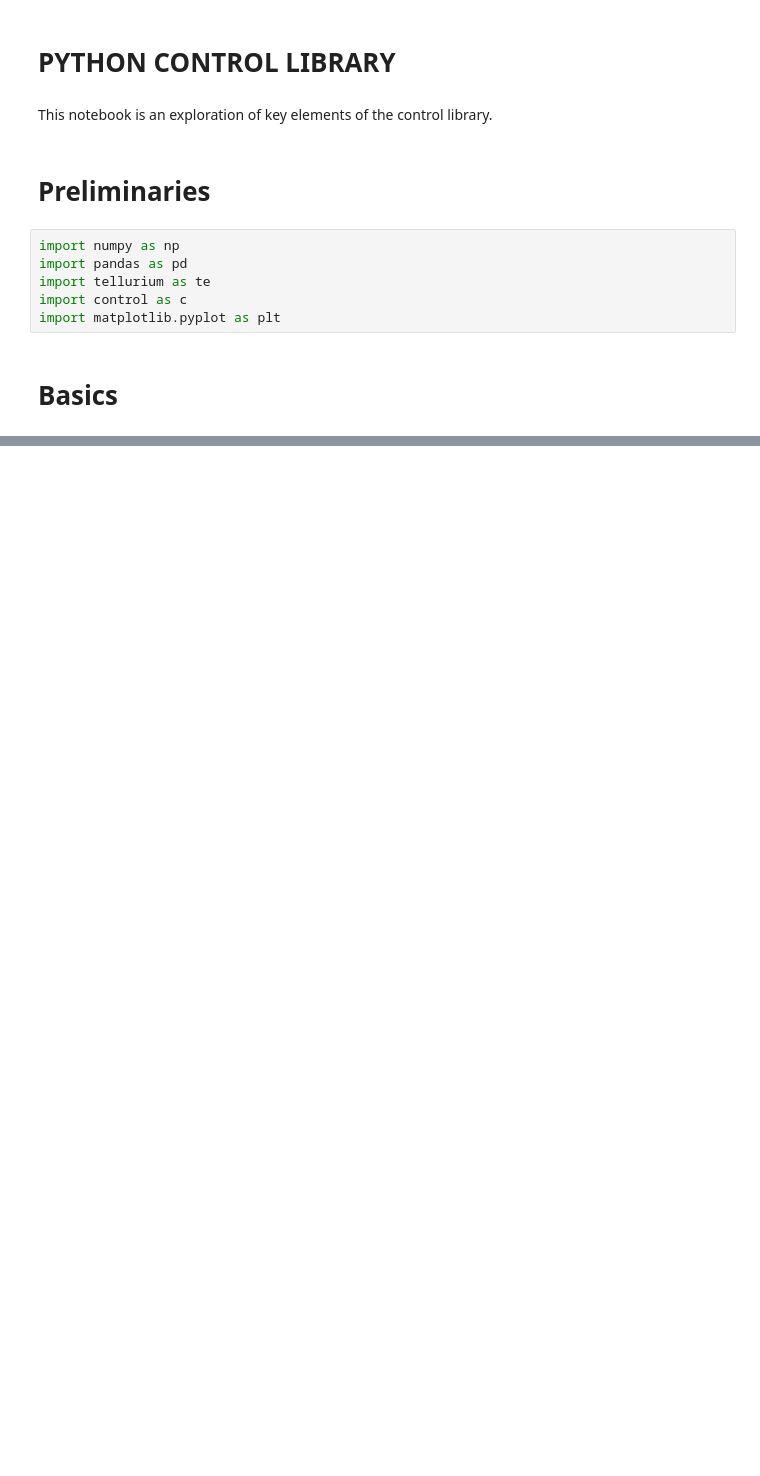
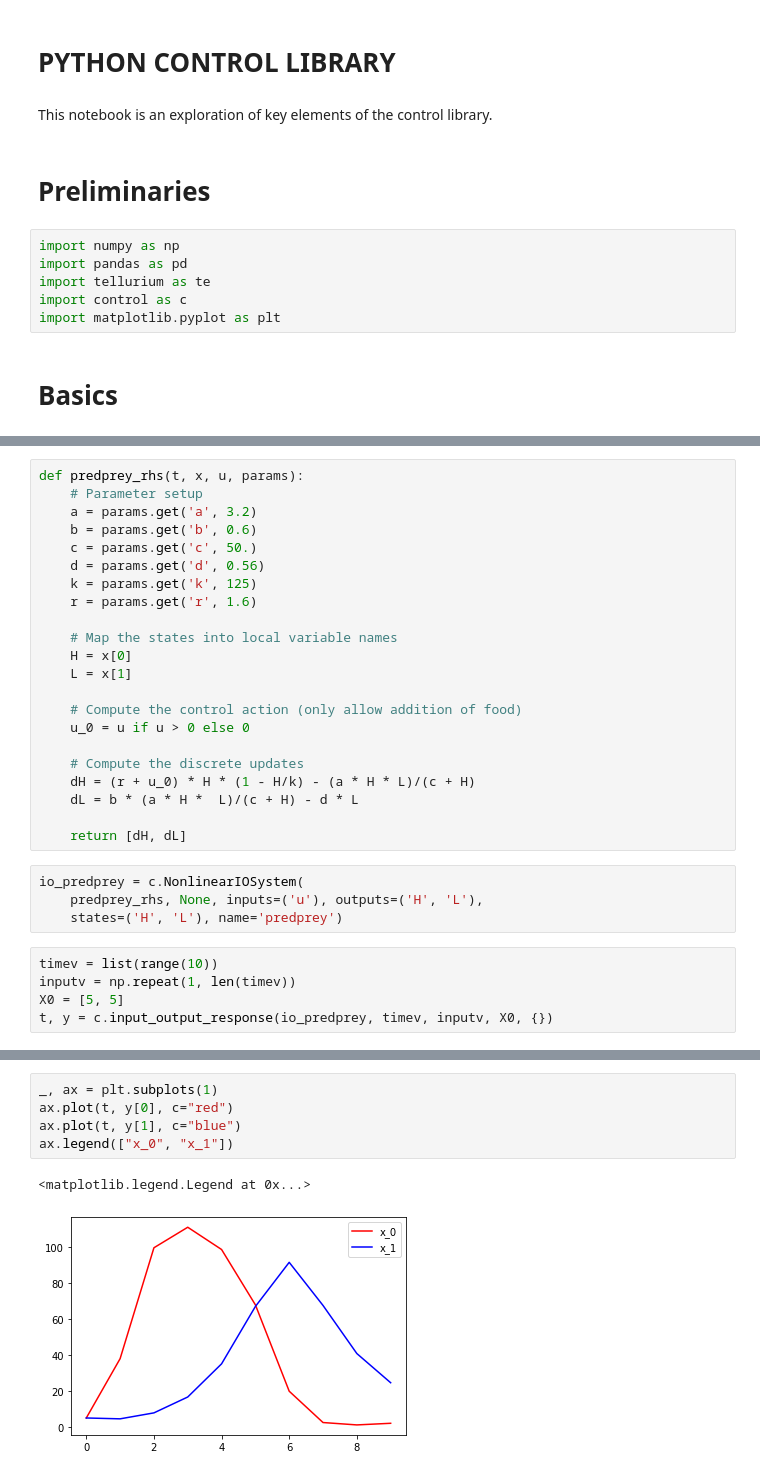
Before and after one commit to joseph-hellerstein/Advanced-Controls-for-Bioengineers, a Jupyter notebook: notebooks/Python Control LIbrary.ipynb, the cells around one changed output, grey strips where cells are left out. Drawn from its saved outputs; the diff is of its cells as text; blank space fills up the shorter version.

```diff
--- a/notebooks/Python Control LIbrary.ipynb
+++ b/notebooks/Python Control LIbrary.ipynb
@@ -31,0 +87,31 @@ sys
+# %%
+def predprey_rhs(t, x, u, params):
+    # Parameter setup
+    a = params.get('a', 3.2)
+    b = params.get('b', 0.6)
+    c = params.get('c', 50.)
+    d = params.get('d', 0.56)
+    k = params.get('k', 125)
+    r = params.get('r', 1.6)
+
+    # Map the states into local variable names
+    H = x[0]
+    L = x[1]
+
+    # Compute the control action (only allow addition of food)
+    u_0 = u if u > 0 else 0
+
+    # Compute the discrete updates
+    dH = (r + u_0) * H * (1 - H/k) - (a * H * L)/(c + H)
+    dL = b * (a * H *  L)/(c + H) - d * L
+
+    return [dH, dL]
+# %%
+io_predprey = c.NonlinearIOSystem(
+    predprey_rhs, None, inputs=('u'), outputs=('H', 'L'),
+    states=('H', 'L'), name='predprey')
+# %%
+timev = list(range(10))
+inputv = np.repeat(1, len(timev))
+X0 = [5, 5]
+t, y = c.input_output_response(io_predprey, timev, inputv, X0, {})
@@ -31,0 +128,8 @@ sys
+# %%
+_, ax = plt.subplots(1)
+ax.plot(t, y[0], c="red")
+ax.plot(t, y[1], c="blue")
+ax.legend(["x_0", "x_1"])
+# %% [output]
+<matplotlib.legend.Legend at 0x...>
+[figure, added]
```
Also changed, not shown: parts of 12 cells of this notebook, 1 other file.
